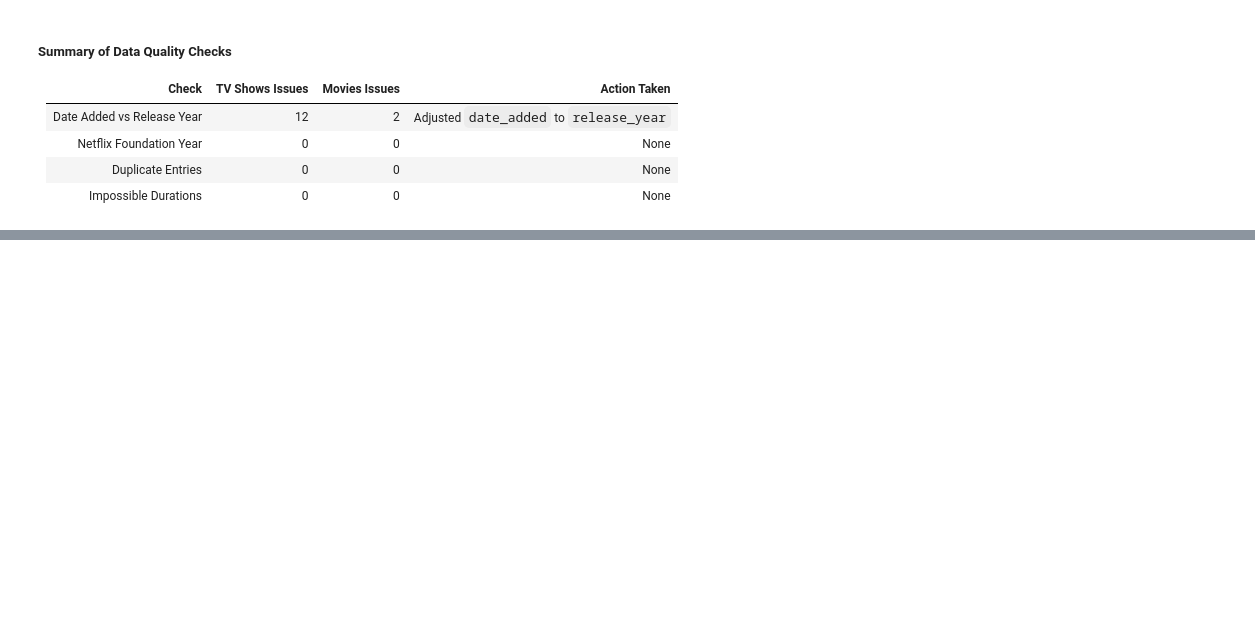
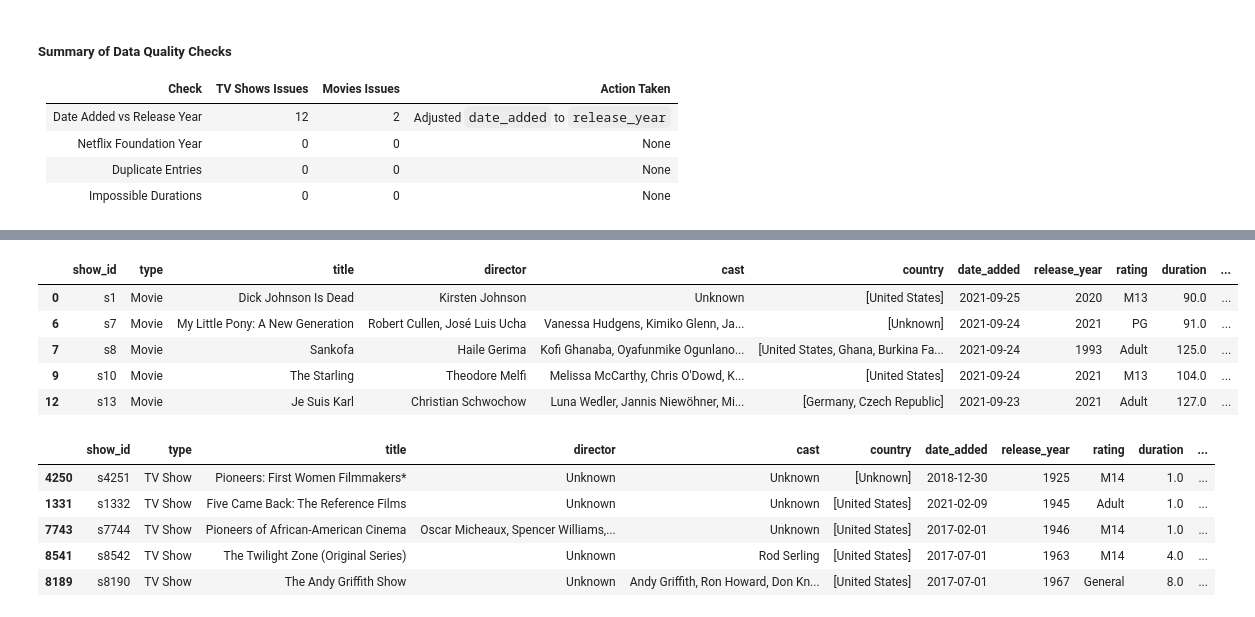
Before and after one commit to TomasrRodrigues/Netflix-Exploratory-Data-Analysis, a Jupyter notebook: NetflixEDA.ipynb, the cells around one changed output, grey strips where cells are left out. Cells and saved outputs as stored; diff of their text form; code cells hidden in the pictures; blank space fills up the shorter version.

```diff
--- a/NetflixEDA.ipynb
+++ b/NetflixEDA.ipynb
@@ -464,0 +606,36 @@ No movies with zero or negative duration were found. TV series durations have be
+# %%
+movies_df['num_genres'] = movies_df['genres'].apply(len)
+tv_series_df['num_genres'] = tv_series_df['genres'].apply(len)
+# %%
+movies_df['num_countries'] = movies_df['country'].apply(len)
+tv_series_df['num_countries'] = tv_series_df['country'].apply(len)
+# %%
+movies_df['title_length'] = movies_df['title'].str.len()
+tv_series_df['title_length'] = tv_series_df['title'].str.len()
+
+movies_df['title_words'] = movies_df['title'].str.split().str.len()
+tv_series_df['title_words'] = tv_series_df['title'].str.split().str.len()
+# %%
+def count_actors(cast):
+    if cast.strip().lower() == "unknown" or cast.strip() == "":
+        return 0
+    return len([actor.strip() for actor in cast.split(",") if actor.strip() != ""])
+
+movies_df['num_actors'] = movies_df['cast'].apply(count_actors)
+tv_series_df['num_actors'] = tv_series_df['cast'].apply(count_actors)
+# %%
+display(movies_df.head())
+display(tv_series_df.head())
+# %% [output]
+|  | show_id | type | title | director | cast | country | date_added | release_year | rating | duration | ... |
+| 0 | s1 | Movie | Dick Johnson Is Dead | Kirsten Johnson | Unknown | [United States] | 2021-09-25 | 2020 | M13 | 90.0 | ... |
+| 6 | s7 | Movie | My Little Pony: A New Generation | Robert Cullen, José Luis Ucha | Vanessa Hudgens, Kimiko Glenn, Ja... | [Unknown] | 2021-09-24 | 2021 | PG | 91.0 | ... |
+| 7 | s8 | Movie | Sankofa | Haile Gerima | Kofi Ghanaba, Oyafunmike Ogunlano... | [United States, Ghana, Burkina Fa... | 2021-09-24 | 1993 | Adult | 125.0 | ... |
+| 9 | s10 | Movie | The Starling | Theodore Melfi | Melissa McCarthy, Chris O'Dowd, K... | [United States] | 2021-09-24 | 2021 | M13 | 104.0 | ... |
+| 12 | s13 | Movie | Je Suis Karl | Christian Schwochow | Luna Wedler, Jannis Niewöhner, Mi... | [Germany, Czech Republic] | 2021-09-23 | 2021 | Adult | 127.0 | ... |
+|  | show_id | type | title | director | cast | country | date_added | release_year | rating | duration | ... |
+| 4250 | s4251 | TV Show | Pioneers: First Women Filmmakers* | Unknown | Unknown | [Unknown] | 2018-12-30 | 1925 | M14 | 1.0 | ... |
+| 1331 | s1332 | TV Show | Five Came Back: The Reference Films | Unknown | Unknown | [United States] | 2021-02-09 | 1945 | Adult | 1.0 | ... |
+| 7743 | s7744 | TV Show | Pioneers of African-American Cinema | Oscar Micheaux, Spencer Williams,... | Unknown | [United States] | 2017-02-01 | 1946 | M14 | 1.0 | ... |
+| 8541 | s8542 | TV Show | The Twilight Zone (Original Series) | Unknown | Rod Serling | [United States] | 2017-07-01 | 1963 | M14 | 4.0 | ... |
+| 8189 | s8190 | TV Show | The Andy Griffith Show | Unknown | Andy Griffith, Ron Howard, Don Kn... | [United States] | 2017-07-01 | 1967 | General | 8.0 | ... |
```
Also changed, not shown: parts of 18 cells of this notebook.
